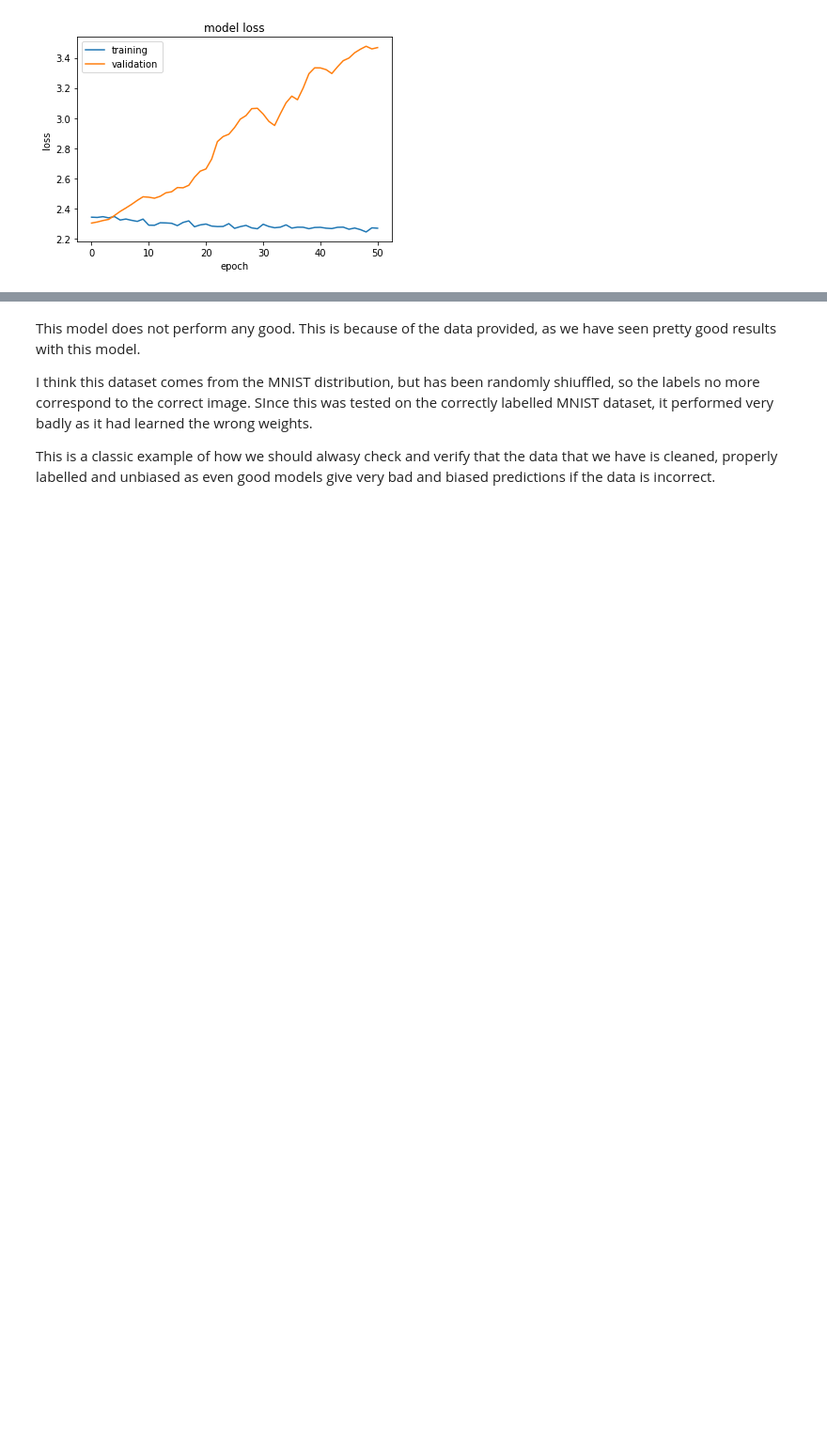
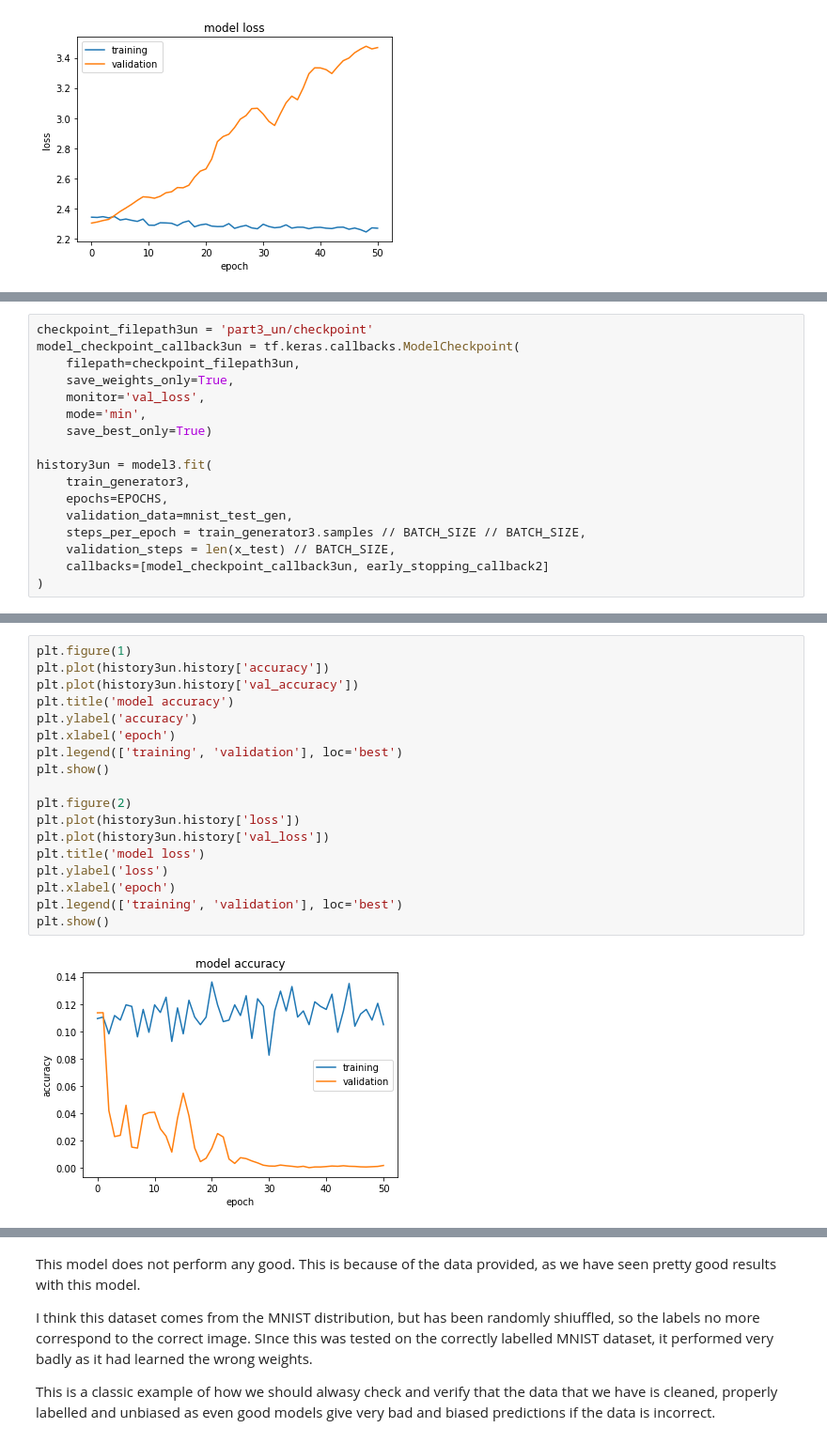
Before and after one commit to thepushkarp/MIDAS-Tasks, a Jupyter notebook: Task2/midastask2part2-3.ipynb, the cells around one changed output, grey strips where cells are left out. Shown at 94% size. Saved outputs shown, nothing was run; the diff lists cells and outputs as text; blank space fills up the shorter version.

Commit message:
Update part 3

```diff
--- a/Task2/midastask2part2-3.ipynb
+++ b/Task2/midastask2part2-3.ipynb
@@ -1124,0 +1193,17 @@ I've used higher early stopping patience level for this as this had so much vari
+# %%
+checkpoint_filepath3un = 'part3_un/checkpoint'
+model_checkpoint_callback3un = tf.keras.callbacks.ModelCheckpoint(
+    filepath=checkpoint_filepath3un,
+    save_weights_only=True,
+    monitor='val_loss',
+    mode='min',
+    save_best_only=True)
+
+history3un = model3.fit(
+    train_generator3,
+    epochs=EPOCHS,
+    validation_data=mnist_test_gen,
+    steps_per_epoch = train_generator3.samples // BATCH_SIZE // BATCH_SIZE,
+    validation_steps = len(x_test) // BATCH_SIZE,
+    callbacks=[model_checkpoint_callback3un, early_stopping_callback2]
+)
@@ -1124,0 +1228,20 @@ I've used higher early stopping patience level for this as this had so much vari
+# %%
+plt.figure(1)
+plt.plot(history3un.history['accuracy'])
+plt.plot(history3un.history['val_accuracy'])
+plt.title('model accuracy')
+plt.ylabel('accuracy')
+plt.xlabel('epoch')
+plt.legend(['training', 'validation'], loc='best')
+plt.show()
+
+plt.figure(2)
+plt.plot(history3un.history['loss'])
+plt.plot(history3un.history['val_loss'])
+plt.title('model loss')
+plt.ylabel('loss')
+plt.xlabel('epoch')
+plt.legend(['training', 'validation'], loc='best')
+plt.show()
+# %% [output]
+[figure, added]
```
Also changed, not shown: parts of 14 cells of this notebook, 2 other files.
